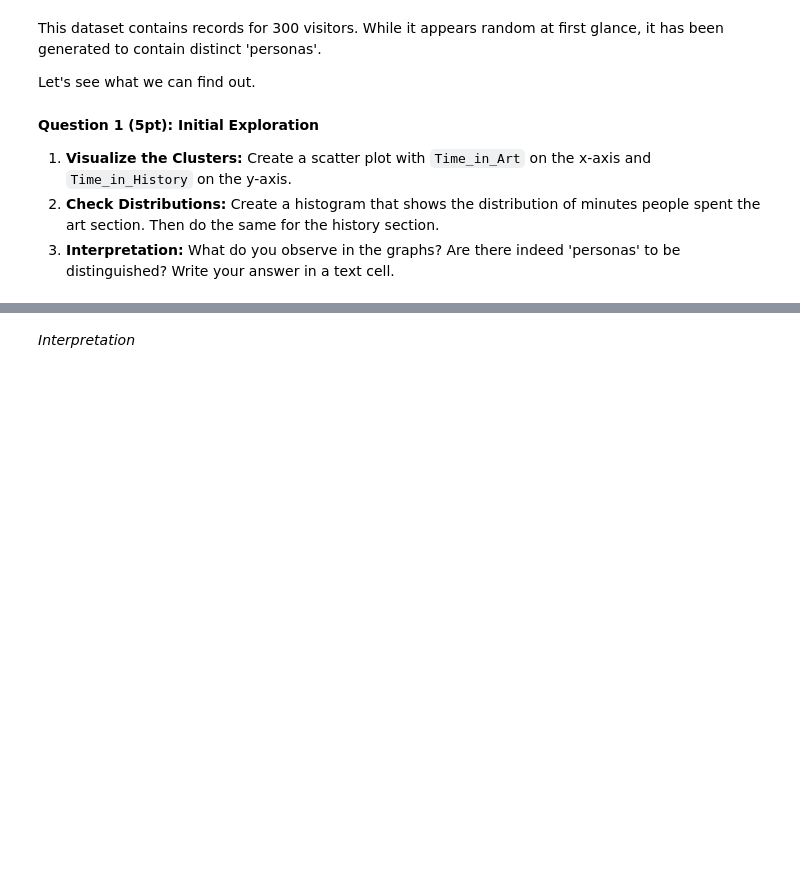
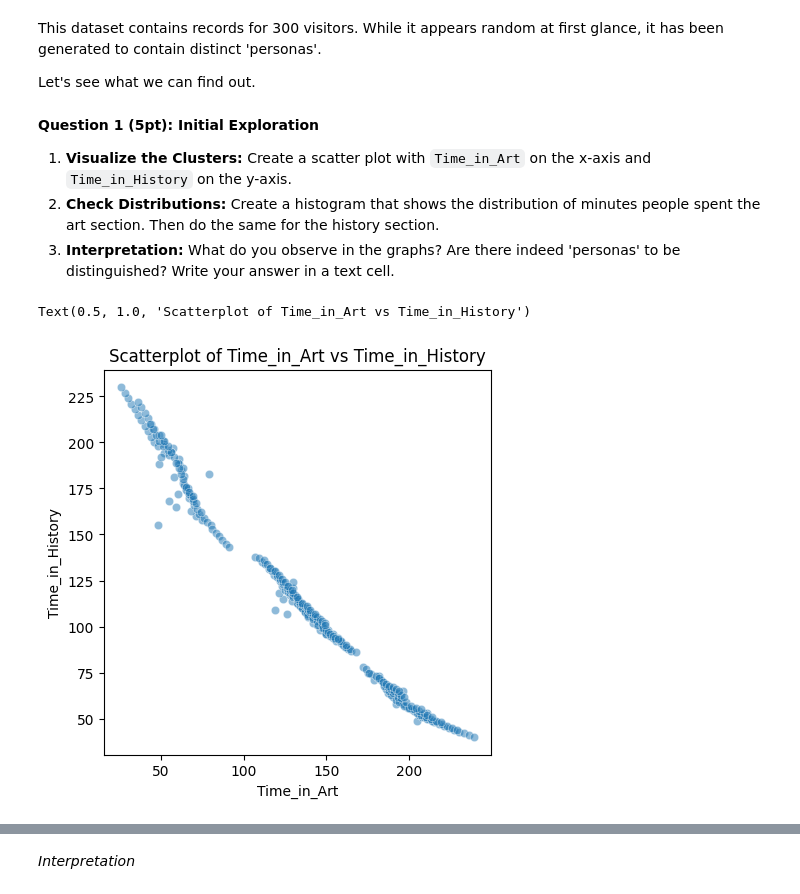
Before and after one commit to onni-Q/individual-miniproject, a Jupyter notebook: Individual_Miniproject.ipynb, the cells around one changed output, grey strips where cells are left out. Saved outputs shown, nothing was run; the diff lists cells and outputs as text; code cells hidden in the pictures; blank space fills up the shorter version.

Commit message:
all coding done, now just text-based questions

```diff
--- a/Individual_Miniproject.ipynb
+++ b/Individual_Miniproject.ipynb
@@ -624,3 +636,6 @@ You are asked to replicate unsupervised clustering. One of the ERPs analyses mus
 The museum's analytics team suspects that visitors fall into distinct groups. They want to use cluster analysis to identify these groups based on how they spend their time.
 
 In the next cell, load the dataset from 'museum_visitors.csv' and call it `museum_visitors`. Print out the first 3 rows.
+# %%
+museum_visitors = pd.read_csv('https://raw.githubusercontent.com/goto4711/cdai/refs/heads/main/museum_visitors.csv')
+museum_visitors.head(3)
@@ -639,0 +656,14 @@ Let's see what we can find out.
+# %%
+# Visualize the clusters
+
+
+
+import matplotlib.pyplot as plt
+import seaborn as sns
+
+plt.figure(figsize=(5, 5))
+sns.scatterplot(data=museum_visitors, x='Time_in_Art', y='Time_in_History', alpha=0.5)
+plt.title('Scatterplot of Time_in_Art vs Time_in_History')
+# %% [output]
+Text(0.5, 1.0, 'Scatterplot of Time_in_Art vs Time_in_History')
+[figure, added]
```
Also changed, not shown: parts of 13 cells of this notebook.
